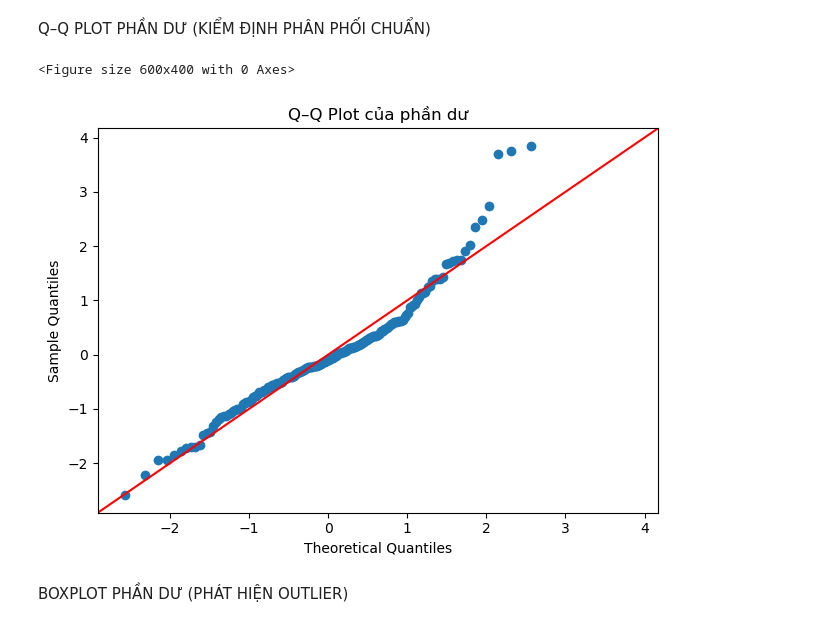
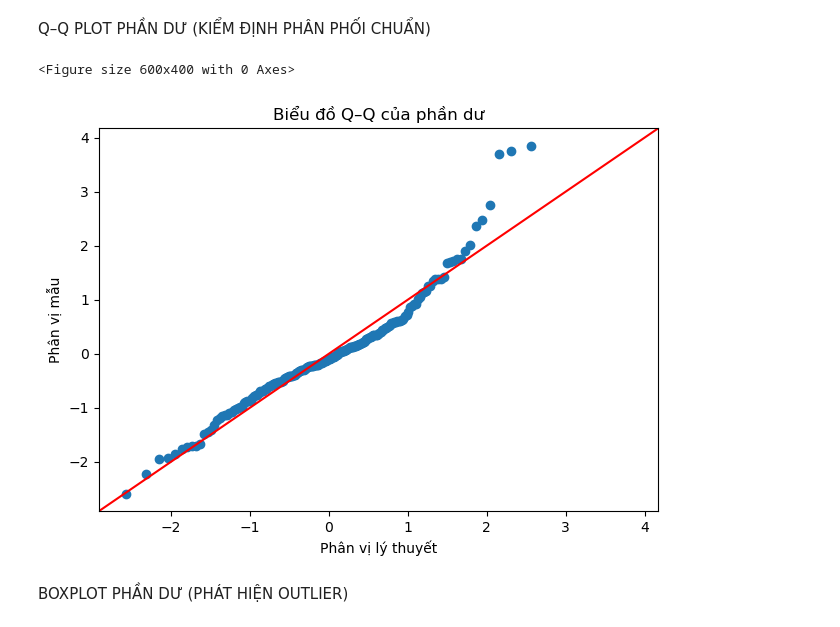
Before and after one commit to Bell2603/SuyLuanThongKe, a Jupyter notebook: Code_NN.ipynb, the cells around one changed output. Saved outputs shown, nothing was run; the diff lists cells and outputs as text; code cells hidden in the pictures.

```diff
--- a/Code_NN.ipynb
+++ b/Code_NN.ipynb
@@ -558,18 +559,27 @@ Q–Q PLOT PHẦN DƯ (KIỂM ĐỊNH PHÂN PHỐI CHUẨN)
 # %%
 resid = model_final.resid
 fitted = model_final.fittedvalues
 
+
+# Thiết lập font để hiển thị tiếng Việt
+plt.rcParams["font.family"] = "DejaVu Sans"
+
 # Q-Q plot phần dư
 plt.figure(figsize=(6, 4))
 sm.qqplot(resid, line="45", fit=True)
-plt.title("Q–Q Plot của phần dư")
+
+# Đặt tên trục và tiêu đề bằng tiếng Việt
+plt.xlabel("Phân vị lý thuyết")
+plt.ylabel("Phân vị mẫu")
+plt.title("Biểu đồ Q–Q của phần dư")
+
 plt.tight_layout()
-plt.savefig("figures/qqplot_residuals.png")
+plt.savefig("figures/qqplot_residuals.png", dpi=300)
 plt.show()
 plt.close()
 # %% [output]
 <Figure size 600x400 with 0 Axes>
-[figure, old version]
+[figure, new version]
 # %% [markdown]
 BOXPLOT PHẦN DƯ (PHÁT HIỆN OUTLIER)
 # %%
```
Also changed, not shown: parts of 5 cells of this notebook, 3 other files.
